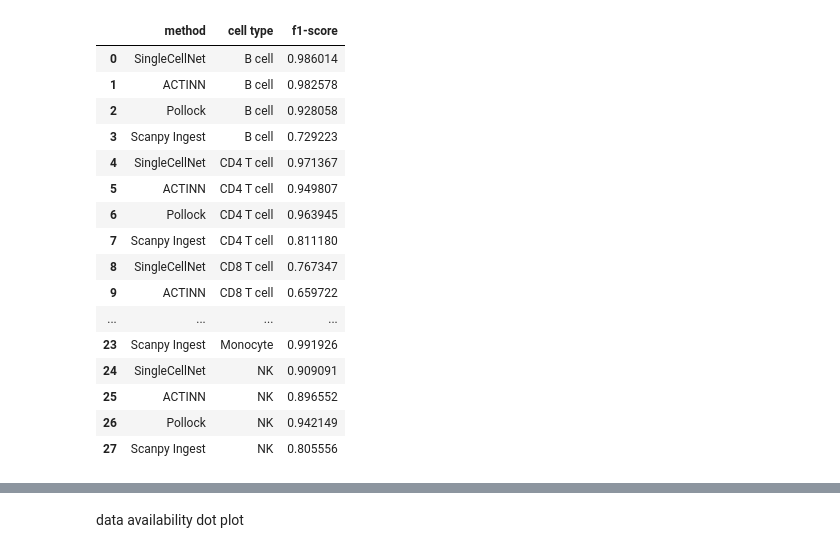
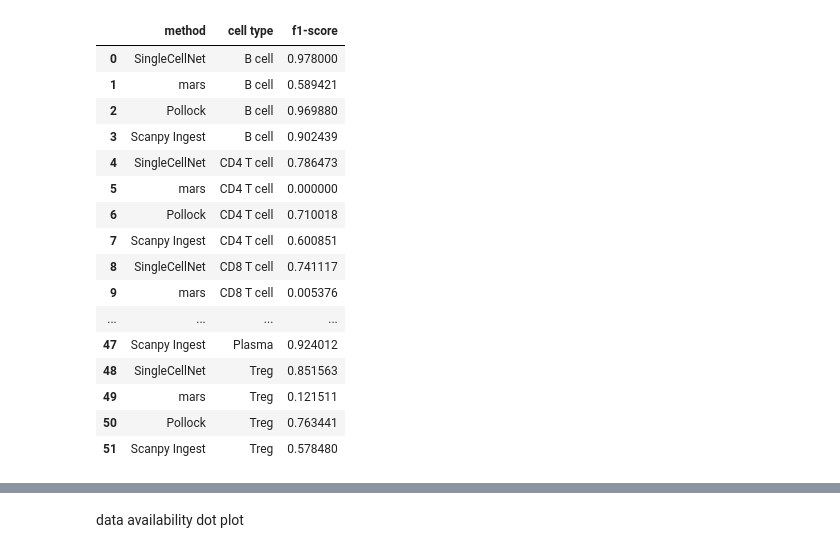
Before and after one commit to ding-lab/pollock, a Jupyter notebook: benchmarking/metrics.ipynb, the cells around one changed output, grey strips where cells are left out. Cells and saved outputs as stored; diff of their text form; code cells hidden in the pictures.

```diff
--- a/benchmarking/metrics.ipynb
+++ b/benchmarking/metrics.ipynb
@@ -9,7 +9,7 @@ from sklearn.metrics import confusion_matrix, classification_report, f1_score, a
 
 import mgitools.os_helpers as os_helpers
 # %%
-DATA_DIR = './results/10272020_teir1/'
+DATA_DIR = './results/11302020_teir1/'
 # %%
 fps = sorted(os_helpers.listfiles(DATA_DIR, regex='.tsv$'))
 # fps = [x for x in fps if 'seurat' not in x]
@@ -91,3 +80,6 @@ def get_performance_df(d):
         'f1-score': scores
     })
     return df
+# %%
+df = get_performance_df(pred_map['scRNAseq'])
+df
@@ -94,2 +104,16 @@ def get_performance_df(d):
 # %%
-dtype_order = ['scRNAseq', 'snRNAseq', 'snATACseq']
+# dtype_order = ['scRNAseq', 'snRNAseq', 'snATACseq']
+dtype_order = ['scRNAseq']
+# %%
+combined = None
+for dtype in dtype_order:
+    d = pred_map[dtype]
+    df = get_performance_df(d)
+    df['disease'] = [x.upper() for x in df['disease']]
+    print(df.shape)
+    chart = make_point_chart(df) + make_tick_chart(df, title=dtype)
+    if combined is None:
+        combined = chart
+    else:
+        combined |= chart
+combined.resolve_scale(y='shared')
@@ -145,29 +172,29 @@ def build_f1_matrix(d):
     df = pd.DataFrame(data=data, columns=cell_types, index=labels)
     return df
 # %%
-df = build_f1_matrix(pred_map['scRNAseq']['PBMC'])
+df = build_f1_matrix(pred_map['scRNAseq']['BRCA'])
 df['method'] = df.index.to_list()
 df = df.melt(id_vars=['method'])
 df.columns = ['method', 'cell type', 'f1-score']
 df
 # %% [output]
 |  | method | cell type | f1-score |
-| 0 | SingleCellNet | B cell | 0.986014 |
-| 1 | ACTINN | B cell | 0.982578 |
-| 2 | Pollock | B cell | 0.928058 |
-| 3 | Scanpy Ingest | B cell | 0.729223 |
-| 4 | SingleCellNet | CD4 T cell | 0.971367 |
-| 5 | ACTINN | CD4 T cell | 0.949807 |
-| 6 | Pollock | CD4 T cell | 0.963945 |
-| 7 | Scanpy Ingest | CD4 T cell | 0.811180 |
-| 8 | SingleCellNet | CD8 T cell | 0.767347 |
-| 9 | ACTINN | CD8 T cell | 0.659722 |
+| 0 | SingleCellNet | B cell | 0.978000 |
+| 1 | mars | B cell | 0.589421 |
+| 2 | Pollock | B cell | 0.969880 |
+| 3 | Scanpy Ingest | B cell | 0.902439 |
+| 4 | SingleCellNet | CD4 T cell | 0.786473 |
+| 5 | mars | CD4 T cell | 0.000000 |
+| 6 | Pollock | CD4 T cell | 0.710018 |
+| 7 | Scanpy Ingest | CD4 T cell | 0.600851 |
+| 8 | SingleCellNet | CD8 T cell | 0.741117 |
+| 9 | mars | CD8 T cell | 0.005376 |
 | ... | ... | ... | ... |
-| 23 | Scanpy Ingest | Monocyte | 0.991926 |
-| 24 | SingleCellNet | NK | 0.909091 |
-| 25 | ACTINN | NK | 0.896552 |
-| 26 | Pollock | NK | 0.942149 |
-| 27 | Scanpy Ingest | NK | 0.805556 |
+| 47 | Scanpy Ingest | Plasma | 0.924012 |
+| 48 | SingleCellNet | Treg | 0.851563 |
+| 49 | mars | Treg | 0.121511 |
+| 50 | Pollock | Treg | 0.763441 |
+| 51 | Scanpy Ingest | Treg | 0.578480 |
 # %%
 def get_cell_f1_heatmap(df, title='', keep_x=True, keep_y=True, y_title=''):
     x_kwargs, y_kwargs = {}, {}
```
Also changed, not shown: parts of 22 cells of this notebook, 16 other files.
